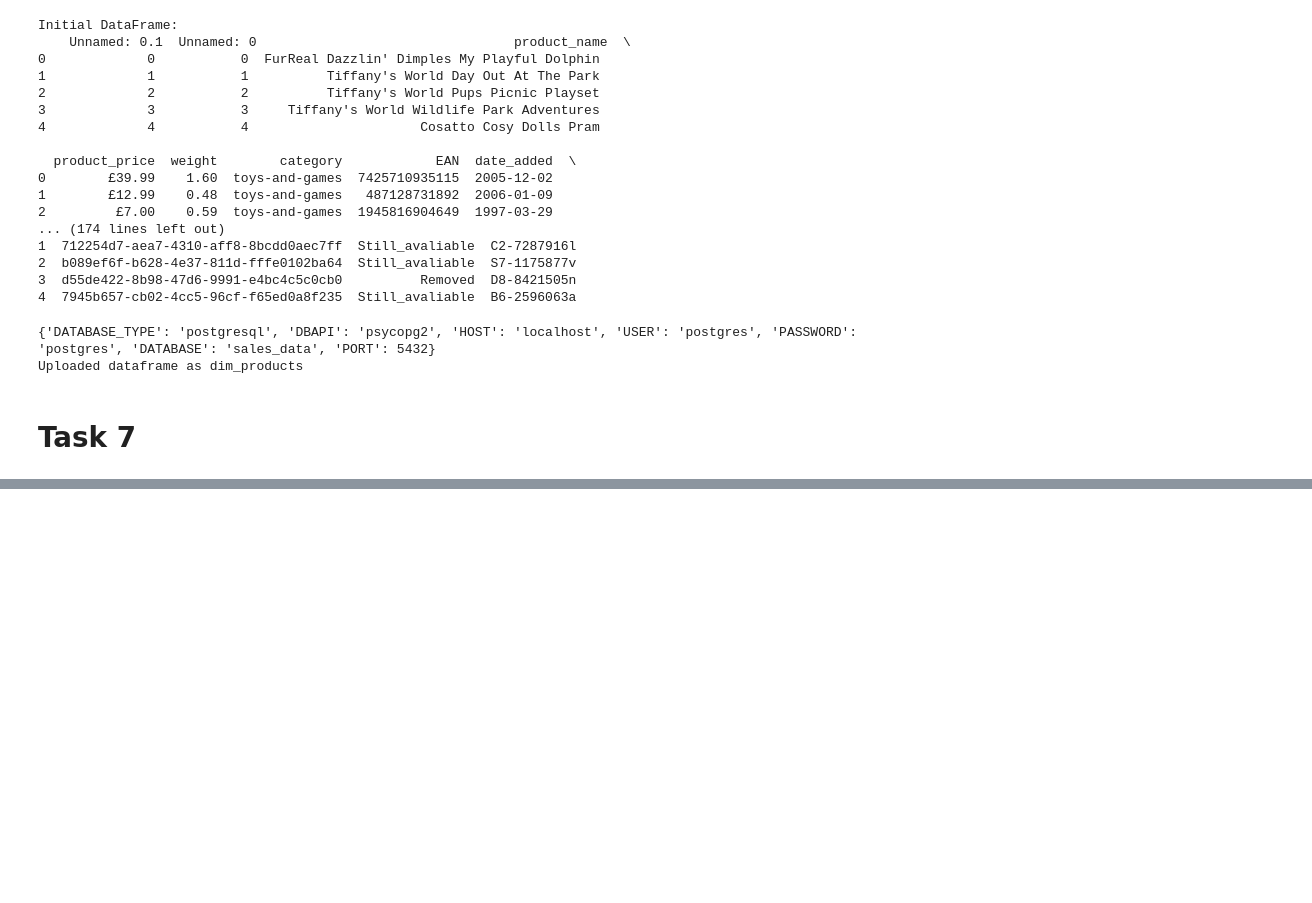
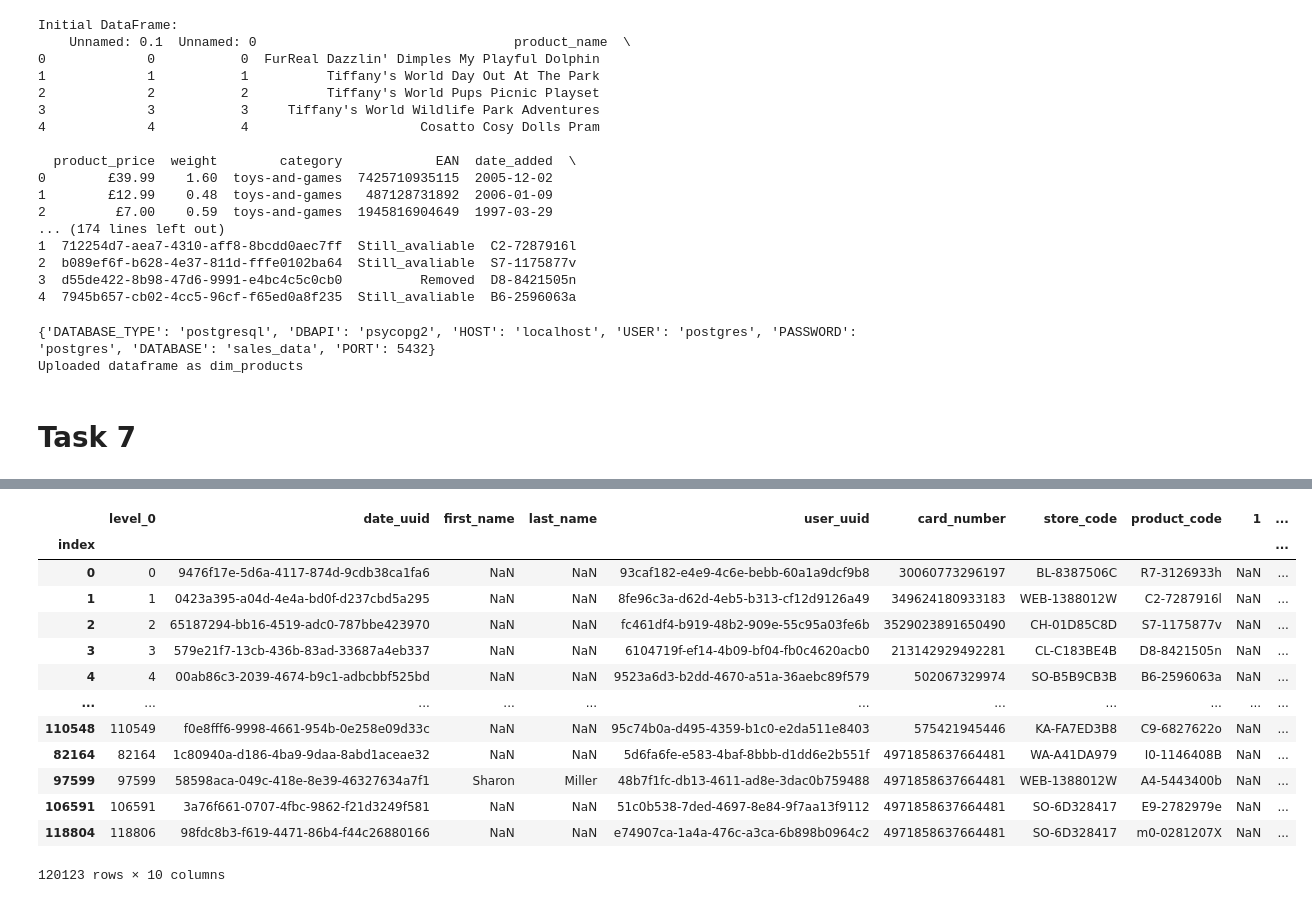
Before and after one commit to Yushamsi/multinational-retail-data-centralisation129, a Jupyter notebook: main.ipynb, the cells around one changed output, grey strips where cells are left out. Drawn from its saved outputs; the diff is of its cells as text; code cells hidden in the pictures; blank space fills up the shorter version.

```diff
--- a/main.ipynb
+++ b/main.ipynb
@@ -374,3 +374,8 @@ upload.upload_to_db(pandas_dataframe=clean_products, upload_table_name='dim_prod
 Uploaded dataframe as dim_products
 # %% [markdown]
 # Task 7
+# %%
+utils = database_utils.DatabaseConnector()
+rds_engine = utils.init_db_engine('db_creds.yaml')
+table_list = utils.list_db_tables(rds_engine)
+print(table_list)
@@ -376,0 +388,4 @@ Uploaded dataframe as dim_products
+# %%
+table_name = 'orders_table'
+extract = data_extraction.DataExtractor()
+orders_df = extract.read_rds_table(table_name=table_name, engine=rds_engine)
@@ -376,0 +408,19 @@ Uploaded dataframe as dim_products
+# %%
+orders_df.to_csv('tables & csv/orders_table', index=False)
+orders_df = pd.read_csv('tables & csv/orders_table', index_col='index')
+display(orders_df)
+# %% [output]
+|  | level_0 | date_uuid | first_name | last_name | user_uuid | card_number | store_code | product_code | 1 | ... |
+| index |  |  |  |  |  |  |  |  |  | ... |
+| 0 | 0 | 9476f17e-5d6a-4117-874d-9cdb38ca1fa6 | NaN | NaN | 93caf182-e4e9-4c6e-bebb-60a1a9dcf9b8 | 30060773296197 | BL-8387506C | R7-3126933h | NaN | ... |
+| 1 | 1 | 0423a395-a04d-4e4a-bd0f-d237cbd5a295 | NaN | NaN | 8fe96c3a-d62d-4eb5-b313-cf12d9126a49 | 349624180933183 | WEB-1388012W | C2-7287916l | NaN | ... |
+| 2 | 2 | 65187294-bb16-4519-adc0-787bbe423970 | NaN | NaN | fc461df4-b919-48b2-909e-55c95a03fe6b | 3529023891650490 | CH-01D85C8D | S7-1175877v | NaN | ... |
+| 3 | 3 | 579e21f7-13cb-436b-83ad-33687a4eb337 | NaN | NaN | 6104719f-ef14-4b09-bf04-fb0c4620acb0 | 213142929492281 | CL-C183BE4B | D8-8421505n | NaN | ... |
+| 4 | 4 | 00ab86c3-2039-4674-b9c1-adbcbbf525bd | NaN | NaN | 9523a6d3-b2dd-4670-a51a-36aebc89f579 | 502067329974 | SO-B5B9CB3B | B6-2596063a | NaN | ... |
+| ... | ... | ... | ... | ... | ... | ... | ... | ... | ... | ... |
+| 110548 | 110549 | f0e8fff6-9998-4661-954b-0e258e09d33c | NaN | NaN | 95c74b0a-d495-4359-b1c0-e2da511e8403 | 575421945446 | KA-FA7ED3B8 | C9-6827622o | NaN | ... |
+| 82164 | 82164 | 1c80940a-d186-4ba9-9daa-8abd1aceae32 | NaN | NaN | 5d6fa6fe-e583-4baf-8bbb-d1dd6e2b551f | 4971858637664481 | WA-A41DA979 | I0-1146408B | NaN | ... |
+| 97599 | 97599 | 58598aca-049c-418e-8e39-46327634a7f1 | Sharon | Miller | 48b7f1fc-db13-4611-ad8e-3dac0b759488 | 4971858637664481 | WEB-1388012W | A4-5443400b | NaN | ... |
+| 106591 | 106591 | 3a76f661-0707-4fbc-9862-f21d3249f581 | NaN | NaN | 51c0b538-7ded-4697-8e84-9f7aa13f9112 | 4971858637664481 | SO-6D328417 | E9-2782979e | NaN | ... |
+| 118804 | 118806 | 98fdc8b3-f619-4471-86b4-f44c26880166 | NaN | NaN | e74907ca-1a4a-476c-a3ca-6b898b0964c2 | 4971858637664481 | SO-6D328417 | m0-0281207X | NaN | ... |
+120123 rows × 10 columns
```
Also changed, not shown: parts of 8 cells of this notebook, 7 other files.
